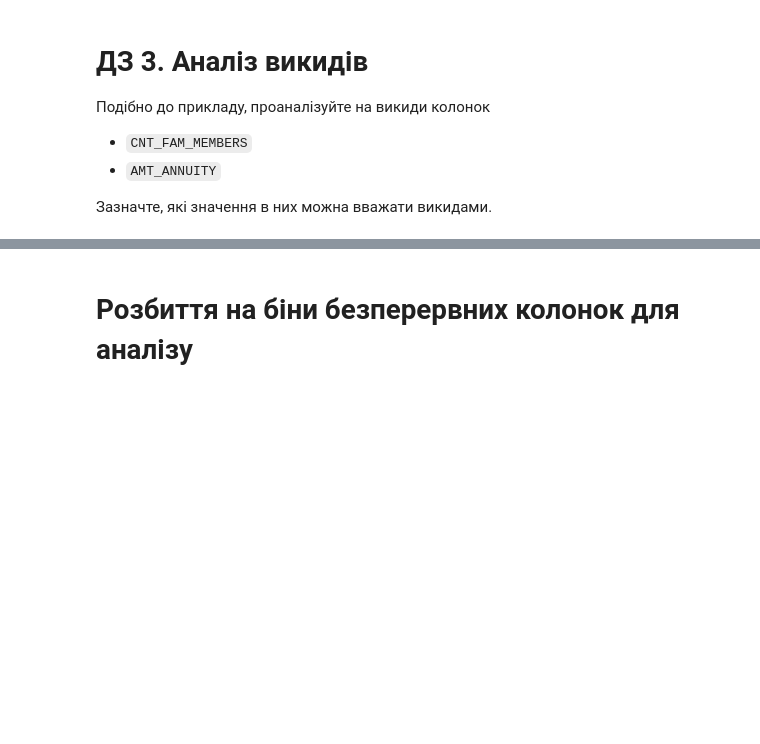
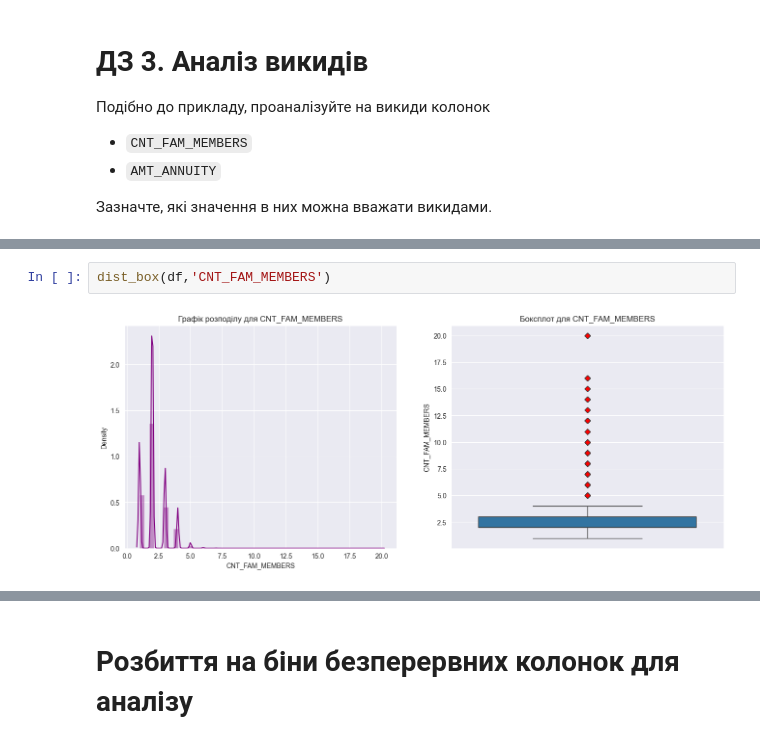
Before and after one commit to DmytroLitvinov/machine-learning-for-humans-2.0, a Jupyter notebook: modules/modules_1/HW_1_2_Credit_EDA.ipynb, the cells around one changed output, grey strips where cells are left out. Drawn from its saved outputs; the diff is of its cells as text; blank space fills up the shorter version.

```diff
--- a/modules/modules_1/HW_1_2_Credit_EDA.ipynb
+++ b/modules/modules_1/HW_1_2_Credit_EDA.ipynb
@@ -1581,0 +1690,4 @@ df[df['AMT_INCOME_TOTAL'] > 900000].head()
+# %%
+dist_box(df,'CNT_FAM_MEMBERS')
+# %% [output]
+[figure, added]
```
Also changed, not shown: parts of 114 cells of this notebook, 1 other file.
